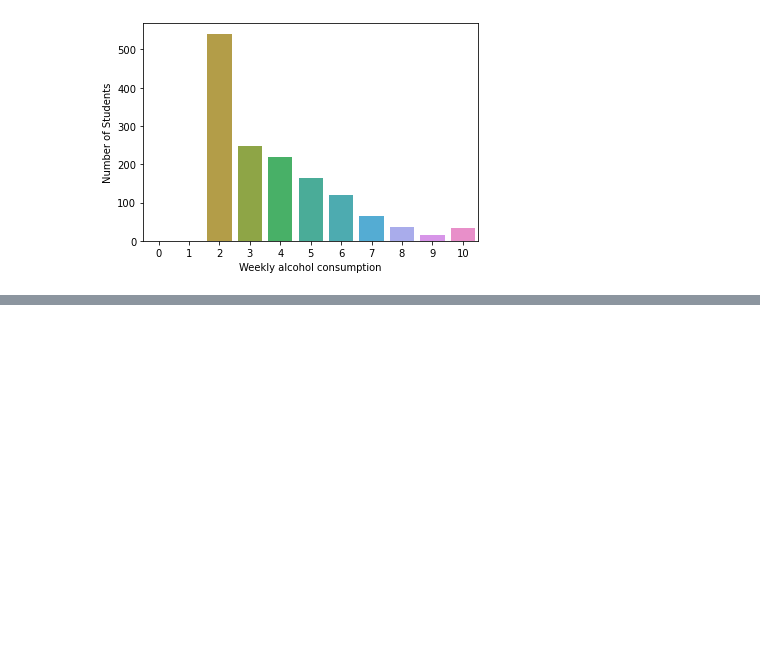
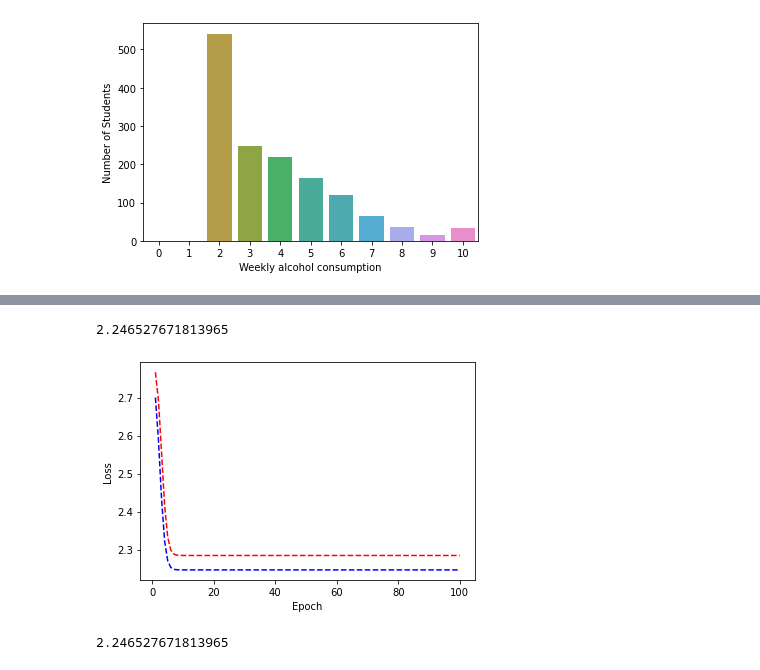
Before and after one commit to StefanMladenov/MU, a Jupyter notebook: 3.Domaci.ipynb, the cells around one changed output, grey strips where cells are left out. Saved outputs shown, nothing was run; the diff lists cells and outputs as text; code cells hidden in the pictures; blank space fills up the shorter version.

```diff
--- a/3.Domaci.ipynb
+++ b/3.Domaci.ipynb
@@ -270,0 +306,3 @@ Name: Dalc, Length: 395, dtype: int64
+# %%
+best_parameters = grid_search.best_params_
+best_parameters
@@ -270,0 +314,17 @@ Name: Dalc, Length: 395, dtype: int64
+# %%
+def build_best_regressor():
+    classifier = Sequential()
+    classifier.add(Dense(units = 12, kernel_initializer = 'uniform', activation = 'relu', input_dim = 18))
+    classifier.add(Dense(units = 12, kernel_initializer = 'uniform', activation = 'relu'))
+    classifier.add(Dense(units = 1, kernel_initializer = 'uniform', activation = 'sigmoid'))
+    classifier.compile(optimizer = best_parameters['optimizer'], loss = best_parameters['lossFunc'])
+    return classifier
+# %%
+history = build_best_regressor()
+# %%
+history1 = history.fit(X_train,
+                      Y_train,
+                      epochs=best_parameters['epochs'],
+                      verbose=1,
+                      batch_size=best_parameters['batch_size'],
+                      validation_data=(X_test, Y_test))
@@ -270,0 +349,18 @@ Name: Dalc, Length: 395, dtype: int64
+# %%
+scores = history.evaluate(X_test, Y_test, verbose=0)
+scores
+# %% [output]
+2.246527671813965
+# %%
+train_loss = history1.history['loss']
+test_loss = history1.history['val_loss']
+count = range(1, len(train_loss) + 1)
+plt.plot(count, train_loss, 'r--');
+plt.plot(count, test_loss, 'b--');
+plt.xlabel('Epoch');
+plt.ylabel('Loss');
+plt.show();
+print(test_loss[-1]);
+# %% [output]
+[figure, added]
+2.246527671813965
```
Also changed, not shown: parts of 30 cells of this notebook.
